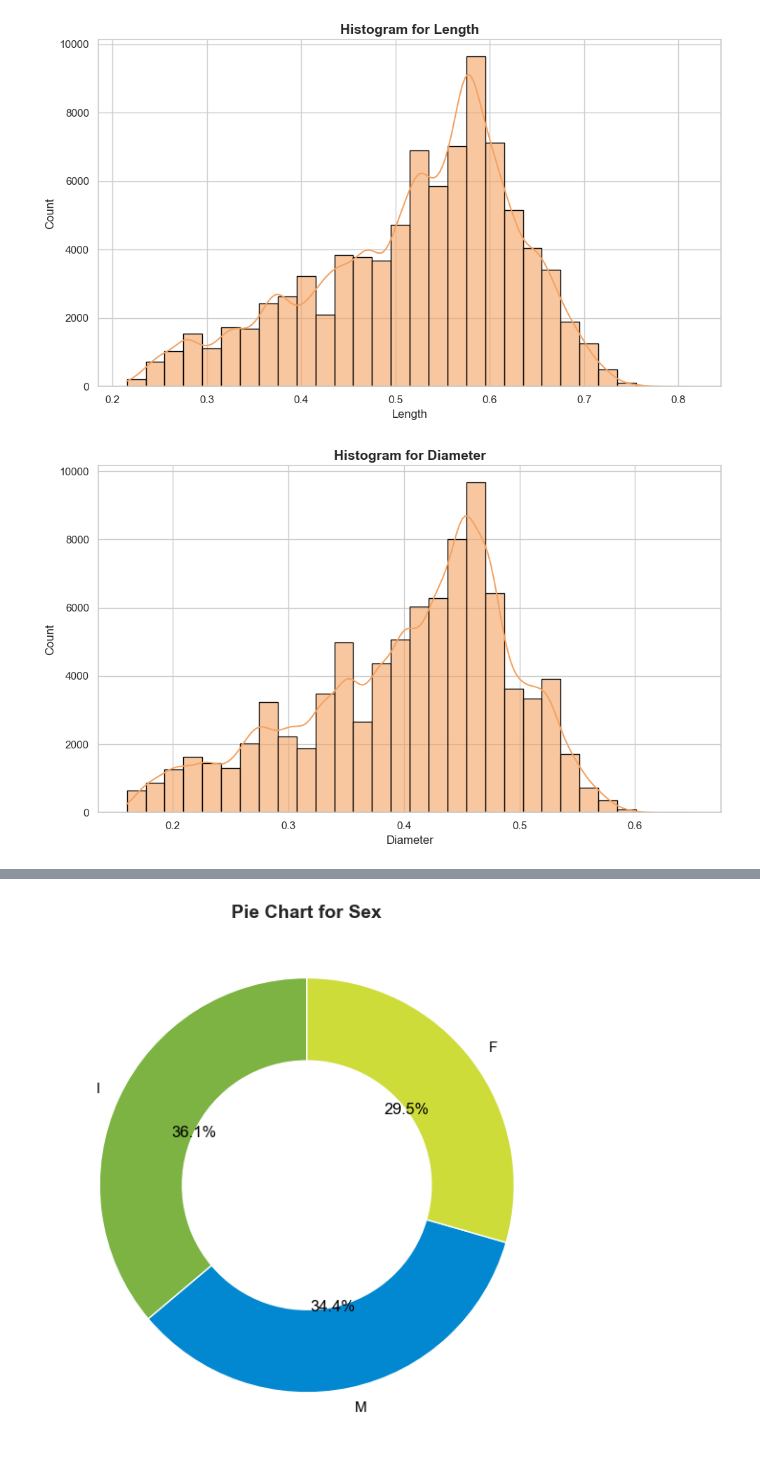
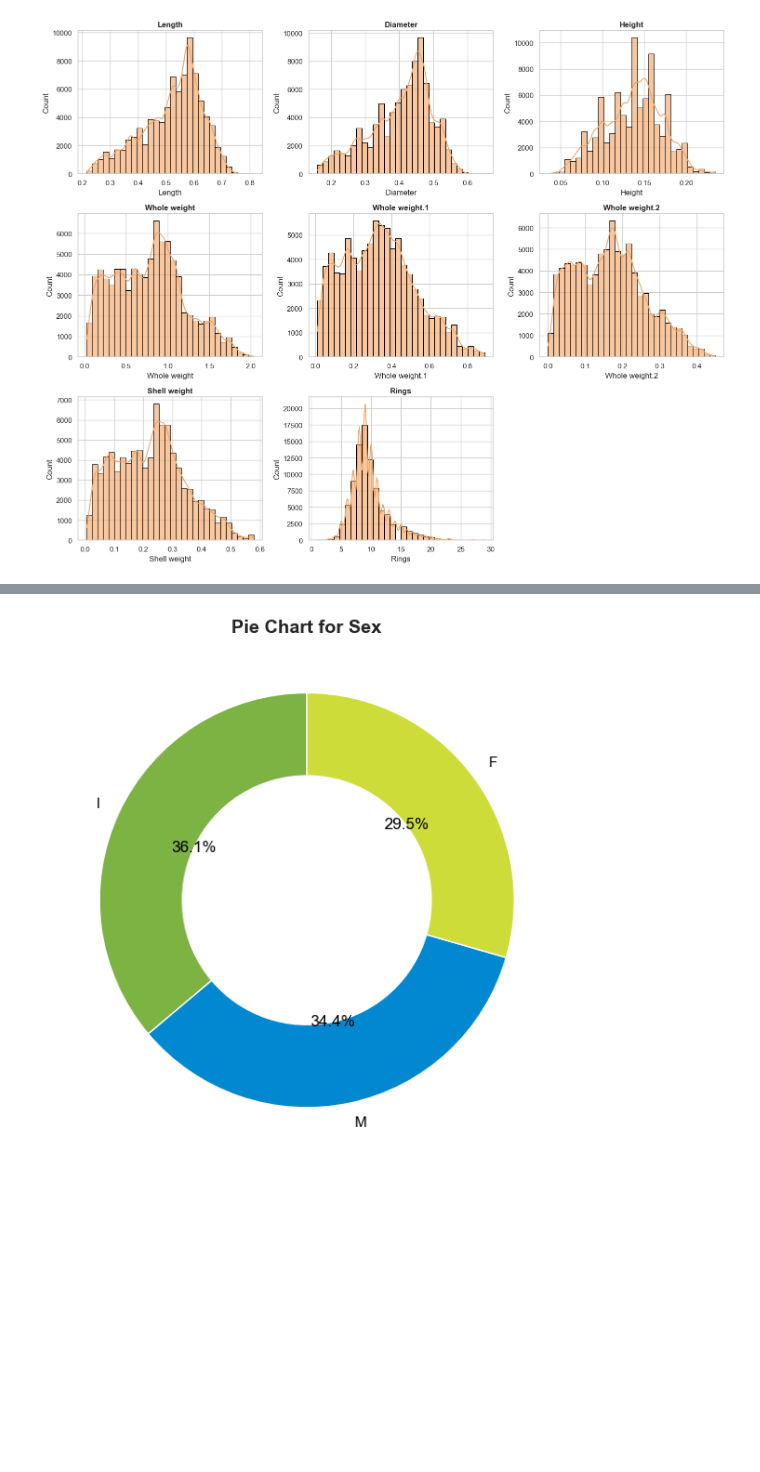
Before and after one commit to Dawn0115/ECS171-GroupProject, a Jupyter notebook: EDA/distribution.ipynb, the cells around one changed output, grey strips where cells are left out. Drawn from its saved outputs; the diff is of its cells as text; code cells hidden in the pictures; blank space fills up the shorter version.

```diff
--- a/EDA/distribution.ipynb
+++ b/EDA/distribution.ipynb
@@ -1,32 +1,39 @@
 # %%
 import pandas as pd
 import matplotlib.pyplot as plt
 import seaborn as sns
+import math
 
 
 df_train = pd.read_csv("train_cleaned.csv")
 
 
 numerical_cols = df_train.select_dtypes(include='number').columns.tolist()
-for col_to_drop in ['id']:
-    if col_to_drop in numerical_cols:
-        numerical_cols.remove(col_to_drop)
+numerical_cols = [col for col in numerical_cols if col != 'id']
 
 
 sns.set(style="whitegrid")
 
 
-for col in numerical_cols:
-    plt.figure(figsize=(10, 6))
-    sns.histplot(df_train[col], bins=30, kde=True, color="#f4a261", edgecolor='black', alpha=0.6)
+n_cols = 3
+n_rows = math.ceil(len(numerical_cols) / n_cols)
+fig, axes = plt.subplots(n_rows, n_cols, figsize=(n_cols * 5, n_rows * 4))
 
-    plt.title(f"Histogram for {col}", fontsize=14, weight='bold')
-    plt.xlabel(col)
-    plt.ylabel("Count")
-    plt.grid(True)
-    plt.tight_layout()
-    plt.savefig(f"train_dist_{col}.png")  # 可选保存为图片
-    plt.show()
+
+axes = axes.flatten()
+
+for i, col in enumerate(numerical_cols):
+    sns.histplot(df_train[col], bins=30, kde=True, color="#f4a261", edgecolor='black', alpha=0.6, ax=axes[i])
+    axes[i].set_title(f"{col}", fontsize=12, weight='bold')
+    axes[i].set_xlabel(col)
+    axes[i].set_ylabel("Count")
+
+
+for j in range(len(numerical_cols), len(axes)):
+    fig.delaxes(axes[j])
+
+plt.tight_layout()
+plt.savefig("train_all_histograms.png")
+plt.show()
 # %% [output]
-[figure, old version]
+[figure, new version]
-[figure, removed]
```
Also changed, not shown: parts of 1 cell of this notebook, 42 other files.
